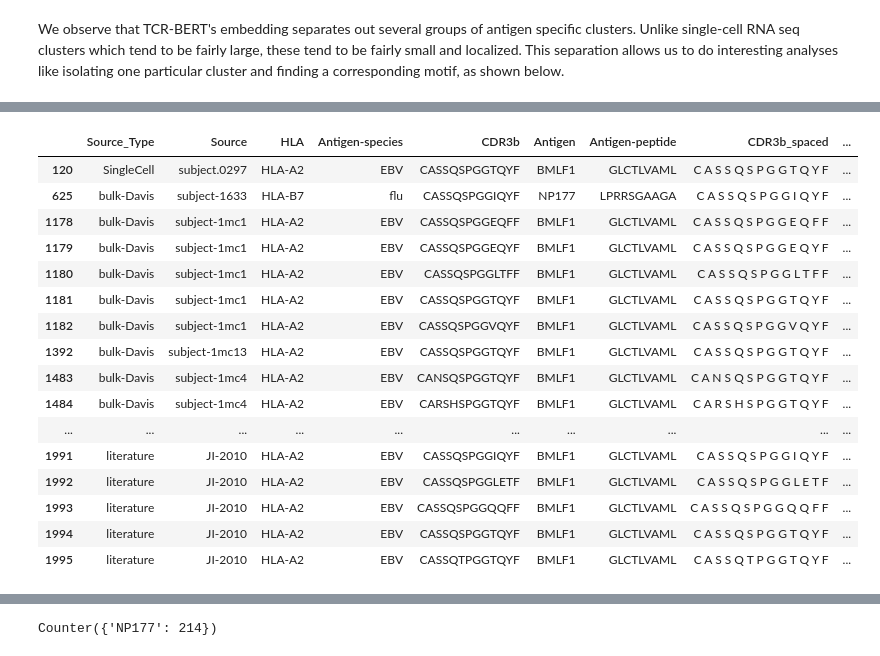
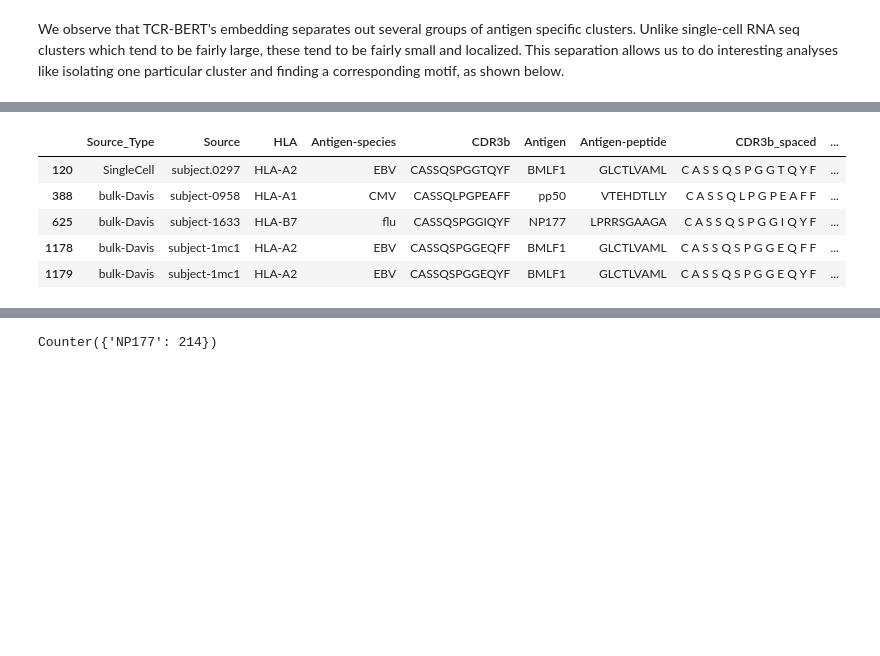
Before and after one commit to wukevin/tcr-bert, a Jupyter notebook: jupyter/transformers_glanville_classifier_and_clustering.ipynb, the cells around one changed output, grey strips where cells are left out. Cells and saved outputs as stored; diff of their text form; code cells hidden in the pictures; blank space fills up the shorter version.

```diff
--- a/jupyter/transformers_glanville_classifier_and_clustering.ipynb
+++ b/jupyter/transformers_glanville_classifier_and_clustering.ipynb
@@ -129,26 +125,15 @@ plot_utils.plot_anndata_rep(
 # %%
 cluster_of_interest = glanville_embedding_adata.obs.iloc[
-    np.where(glanville_embedding_adata.obs['leiden'] == "14")
+    np.where(glanville_embedding_adata.obs['leiden'] == "13")
 ]
-cluster_of_interest
+cluster_of_interest.head()
 # %% [output]
 |  | Source_Type | Source | HLA | Antigen-species | CDR3b | Antigen | Antigen-peptide | CDR3b_spaced | ... |
 | 120 | SingleCell | subject.0297 | HLA-A2 | EBV | CASSQSPGGTQYF | BMLF1 | GLCTLVAML | C A S S Q S P G G T Q Y F | ... |
+| 388 | bulk-Davis | subject-0958 | HLA-A1 | CMV | CASSQLPGPEAFF | pp50 | VTEHDTLLY | C A S S Q L P G P E A F F | ... |
 | 625 | bulk-Davis | subject-1633 | HLA-B7 | flu | CASSQSPGGIQYF | NP177 | LPRRSGAAGA | C A S S Q S P G G I Q Y F | ... |
 | 1178 | bulk-Davis | subject-1mc1 | HLA-A2 | EBV | CASSQSPGGEQFF | BMLF1 | GLCTLVAML | C A S S Q S P G G E Q F F | ... |
 | 1179 | bulk-Davis | subject-1mc1 | HLA-A2 | EBV | CASSQSPGGEQYF | BMLF1 | GLCTLVAML | C A S S Q S P G G E Q Y F | ... |
-| 1180 | bulk-Davis | subject-1mc1 | HLA-A2 | EBV | CASSQSPGGLTFF | BMLF1 | GLCTLVAML | C A S S Q S P G G L T F F | ... |
-| 1181 | bulk-Davis | subject-1mc1 | HLA-A2 | EBV | CASSQSPGGTQYF | BMLF1 | GLCTLVAML | C A S S Q S P G G T Q Y F | ... |
-| 1182 | bulk-Davis | subject-1mc1 | HLA-A2 | EBV | CASSQSPGGVQYF | BMLF1 | GLCTLVAML | C A S S Q S P G G V Q Y F | ... |
-| 1392 | bulk-Davis | subject-1mc13 | HLA-A2 | EBV | CASSQSPGGTQYF | BMLF1 | GLCTLVAML | C A S S Q S P G G T Q Y F | ... |
-| 1483 | bulk-Davis | subject-1mc4 | HLA-A2 | EBV | CANSQSPGGTQYF | BMLF1 | GLCTLVAML | C A N S Q S P G G T Q Y F | ... |
-| 1484 | bulk-Davis | subject-1mc4 | HLA-A2 | EBV | CARSHSPGGTQYF | BMLF1 | GLCTLVAML | C A R S H S P G G T Q Y F | ... |
-| ... | ... | ... | ... | ... | ... | ... | ... | ... | ... |
-| 1991 | literature | JI-2010 | HLA-A2 | EBV | CASSQSPGGIQYF | BMLF1 | GLCTLVAML | C A S S Q S P G G I Q Y F | ... |
-| 1992 | literature | JI-2010 | HLA-A2 | EBV | CASSQSPGGLETF | BMLF1 | GLCTLVAML | C A S S Q S P G G L E T F | ... |
-| 1993 | literature | JI-2010 | HLA-A2 | EBV | CASSQSPGGQQFF | BMLF1 | GLCTLVAML | C A S S Q S P G G Q Q F F | ... |
-| 1994 | literature | JI-2010 | HLA-A2 | EBV | CASSQSPGGTQYF | BMLF1 | GLCTLVAML | C A S S Q S P G G T Q Y F | ... |
-| 1995 | literature | JI-2010 | HLA-A2 | EBV | CASSQTPGGTQYF | BMLF1 | GLCTLVAML | C A S S Q T P G G T Q Y F | ... |
 # %%
 importlib.reload(custom_metrics)
 logo_kwargs = {
```
Also changed, not shown: parts of 19 cells of this notebook.
